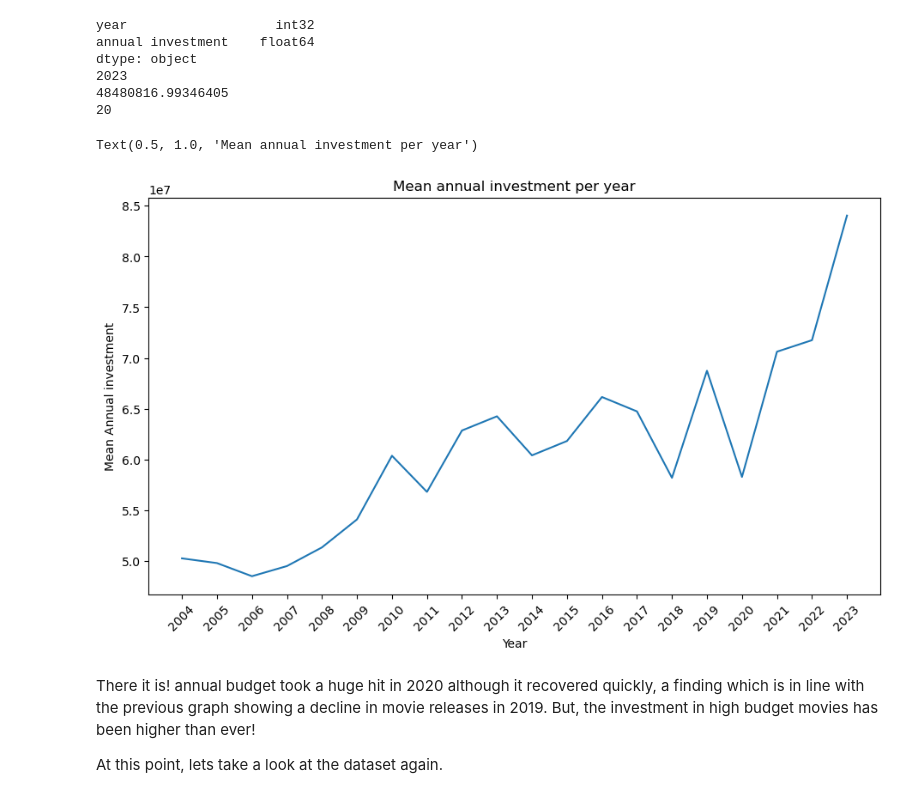
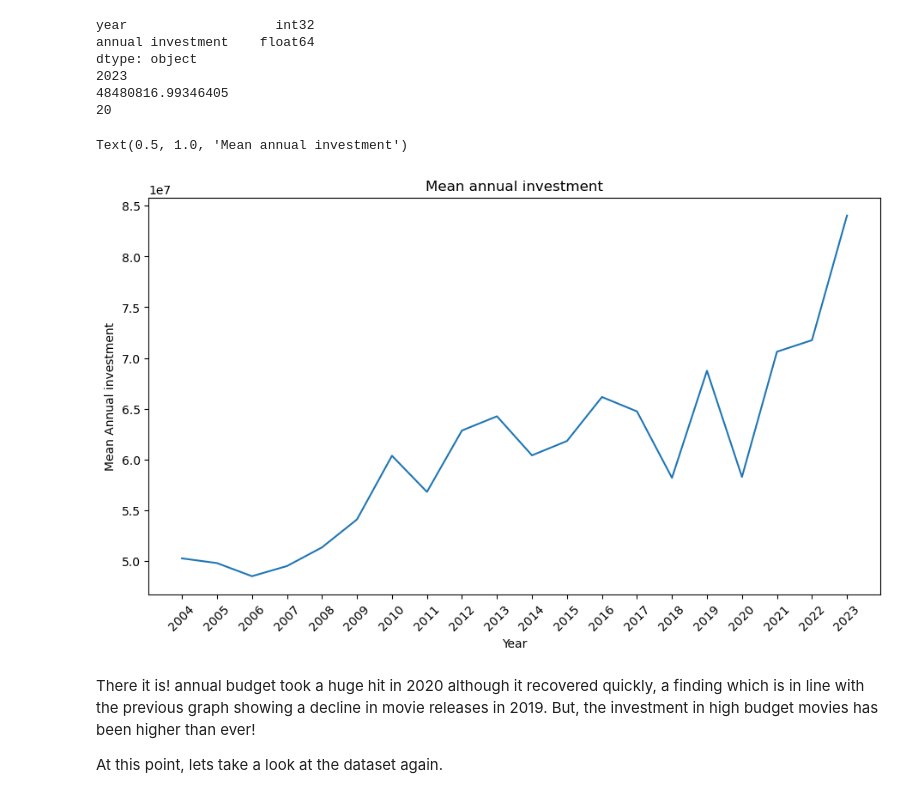
Before and after one commit to jayant0010/A-Movie-about-Movies, a Jupyter notebook: analysis_script.ipynb, the cells around one changed output. Drawn from its saved outputs; the diff is of its cells as text; code cells hidden in the pictures.

```diff
--- a/analysis_script.ipynb
+++ b/analysis_script.ipynb
@@ -217,16 +217,16 @@ dtype: object
 # %%
 #lets put it on a graph and see what it looks like.
 budget_yearly['year'] = budget_yearly['year'].astype(str)
 #budget_yearly.drop()
 plt.figure(figsize=(11,6))
 plt.plot(budget_yearly['year'], budget_yearly['annual investment'])
 plt.xticks(ticks=range(len(budget_yearly['year'])), labels=budget_yearly['year'], rotation=45)
 plt.xlabel('Year')
 plt.ylabel('Mean Annual investment')
-plt.title('Mean annual investment per year')
+plt.title('Mean annual investment')
 # %% [output]
-Text(0.5, 1.0, 'Mean annual investment per year')
+Text(0.5, 1.0, 'Mean annual investment')
-[figure, old version]
+[figure, new version]
 # %% [markdown]
 There it is! annual budget took a huge hit in 2020 although it recovered quickly, a finding which is in line with the previous graph showing a decline in movie releases in 2019. But, the investment in high budget movies has been higher than ever!
 
```
Also changed, not shown: 9 other files.
